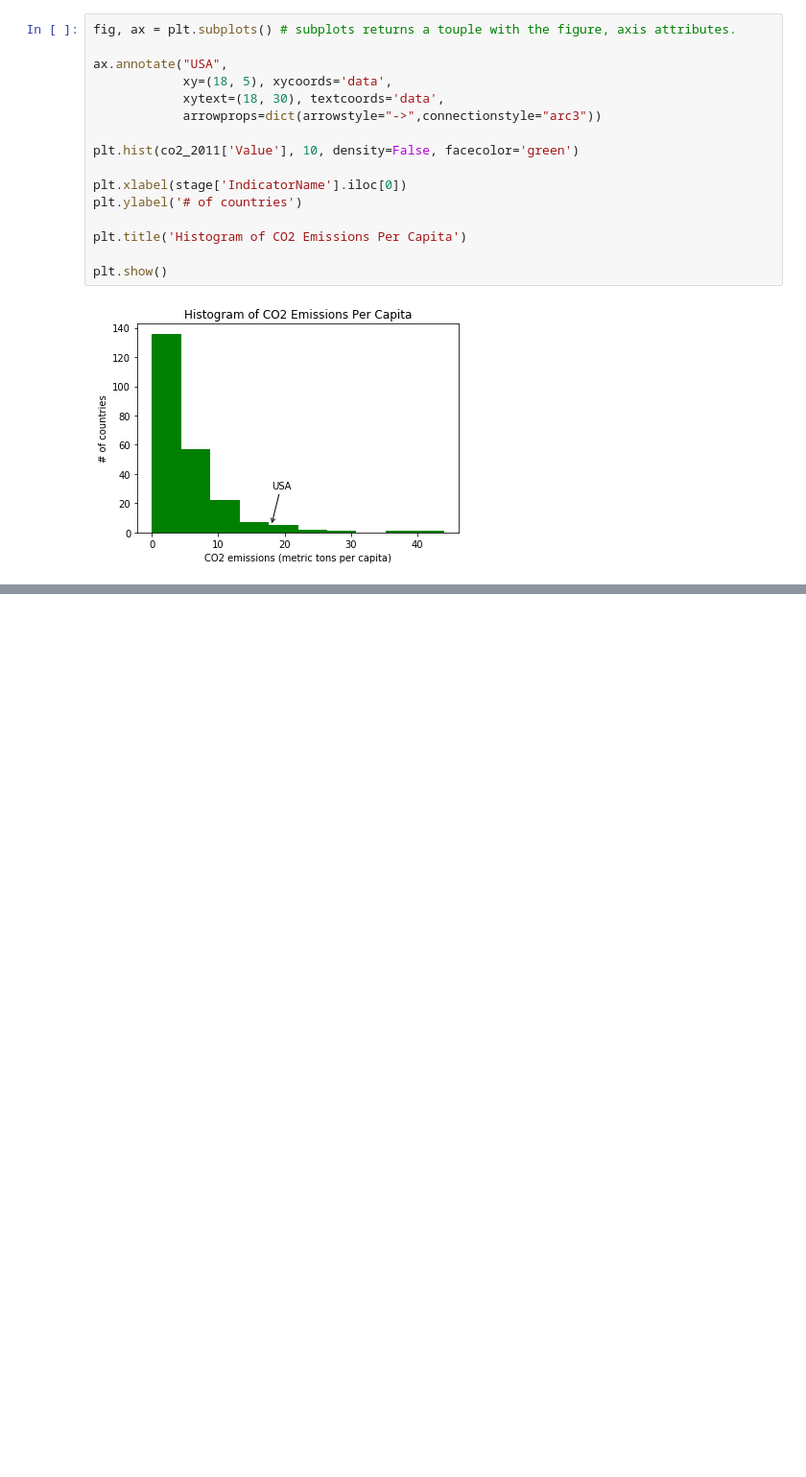
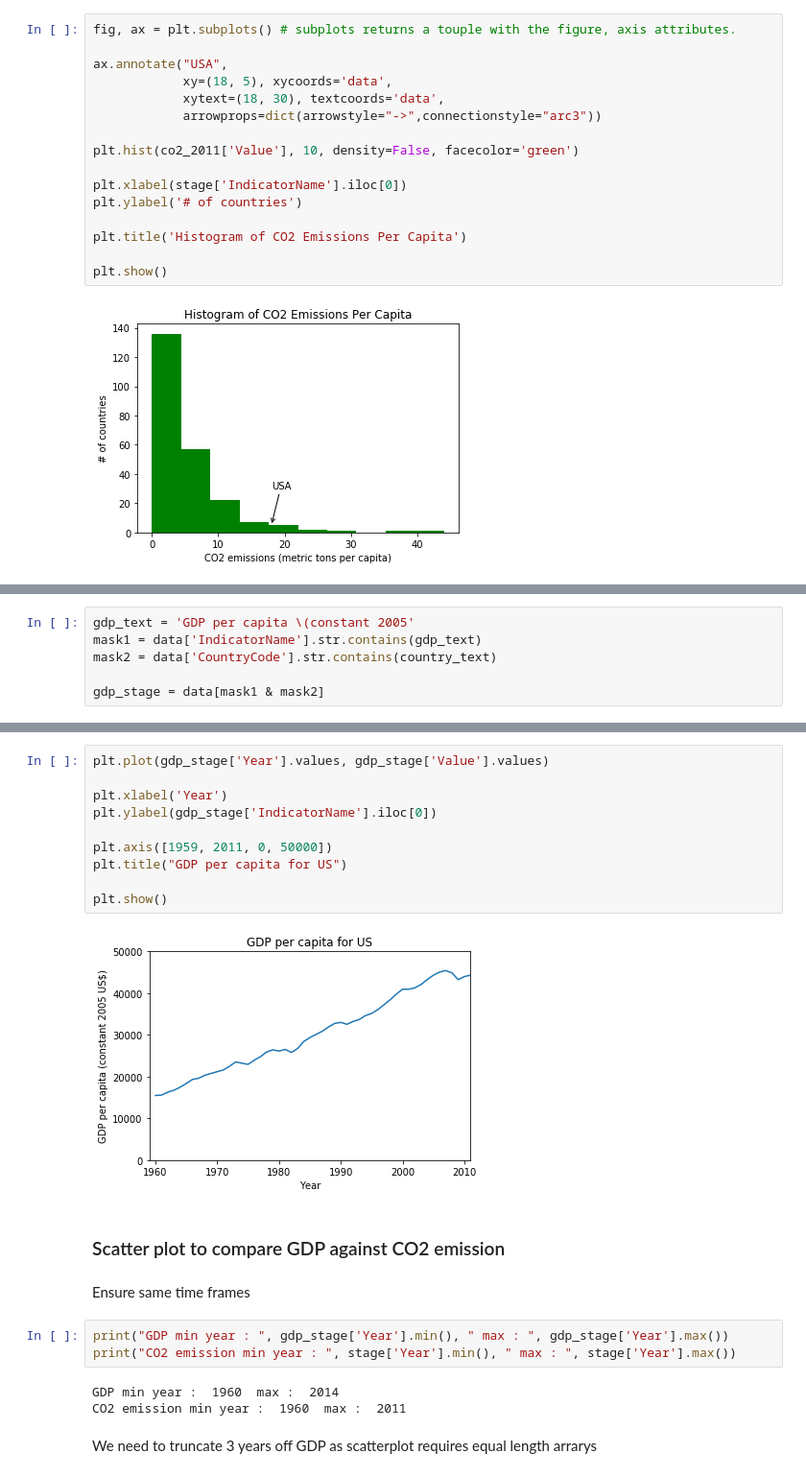
Before and after one commit to synaplasticity/python4datascience, a Jupyter notebook: Week5-Visualization/Matlibplot_practise.ipynb, the cells around one changed output, grey strips where cells are left out. Shown: that part at 96% size. Saved outputs shown, nothing was run; the diff lists cells and outputs as text; blank space fills up the shorter version.

```diff
--- a/Week5-Visualization/Matlibplot_practise.ipynb
+++ b/Week5-Visualization/Matlibplot_practise.ipynb
@@ -175,0 +178,6 @@ plt.show()
+# %%
+gdp_text = 'GDP per capita \(constant 2005'
+mask1 = data['IndicatorName'].str.contains(gdp_text)
+mask2 = data['CountryCode'].str.contains(country_text)
+
+gdp_stage = data[mask1 & mask2]
@@ -175,0 +202,24 @@ plt.show()
+# %%
+plt.plot(gdp_stage['Year'].values, gdp_stage['Value'].values)
+
+plt.xlabel('Year')
+plt.ylabel(gdp_stage['IndicatorName'].iloc[0])
+
+plt.axis([1959, 2011, 0, 50000])
+plt.title("GDP per capita for US")
+
+plt.show()
+# %% [output]
+[figure, added]
+# %% [markdown]
+### Scatter plot to compare GDP against CO2 emission
+# %% [markdown]
+Ensure same time frames
+# %%
+print("GDP min year : ", gdp_stage['Year'].min(), " max : ", gdp_stage['Year'].max())
+print("CO2 emission min year : ", stage['Year'].min(), " max : ", stage['Year'].max())
+# %% [output]
+GDP min year :  1960  max :  2014
+CO2 emission min year :  1960  max :  2011
+# %% [markdown]
+We need to truncate 3 years off GDP as scatterplot requires equal length arrarys
```
Also changed, not shown: parts of 24 cells of this notebook, 1 other file.
